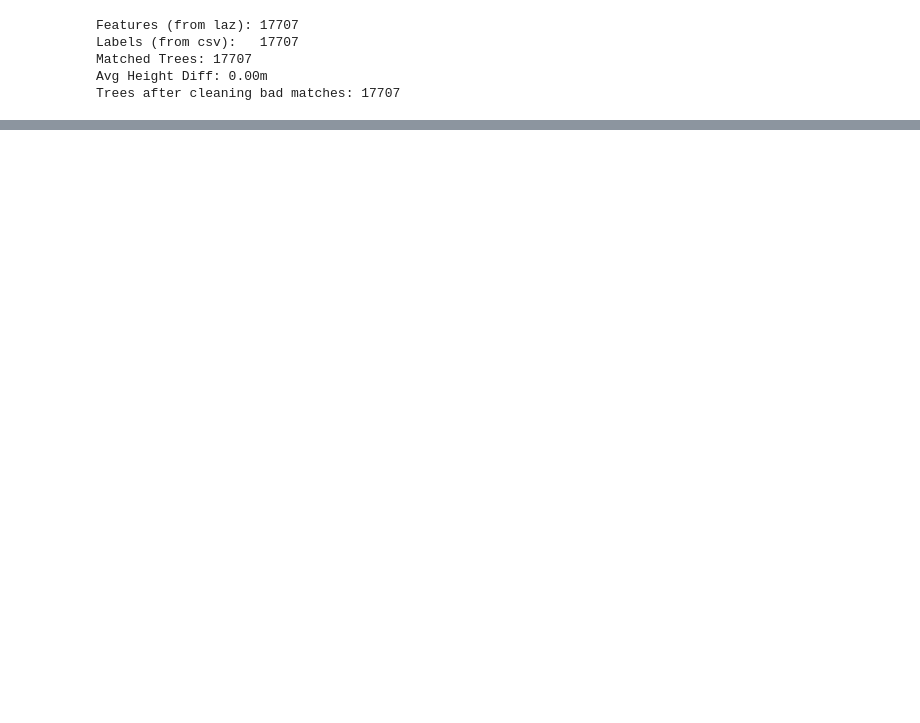
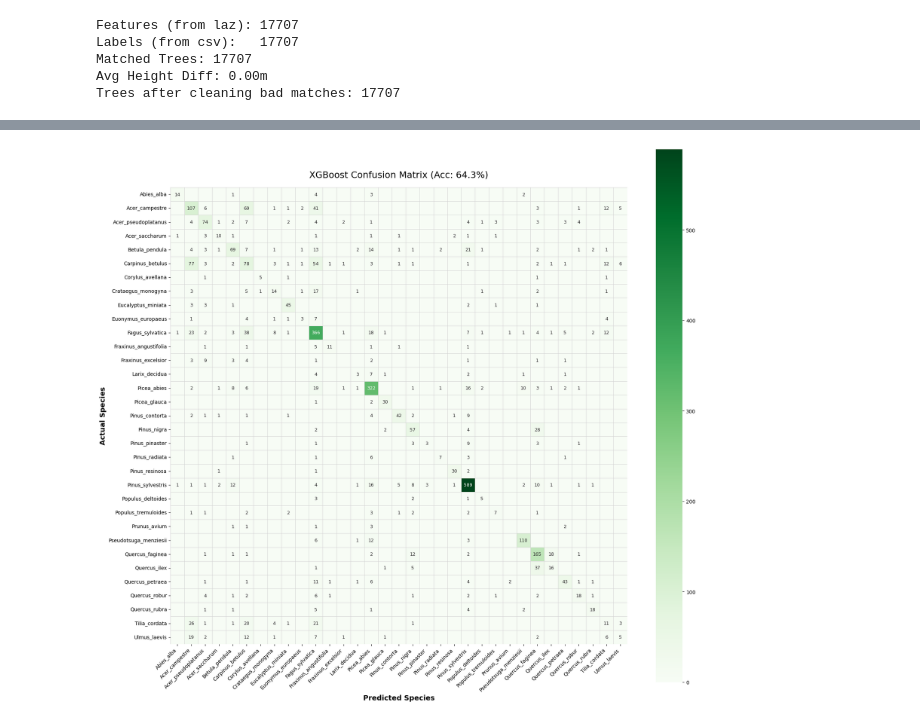
Before and after one commit to Mc-cloud/LiDAR-Classification-Project, a Jupyter notebook: experience/ml/randomforest.ipynb, the cells around one changed output, grey strips where cells are left out. Cells and saved outputs as stored; diff of their text form; code cells hidden in the pictures; blank space fills up the shorter version.

```diff
--- a/experience/ml/randomforest.ipynb
+++ b/experience/ml/randomforest.ipynb
@@ -165,0 +172,41 @@ Classification Report:
+# %%
+# 4. "Pretty" Confusion Matrix (Cleaned Up)
+cm = confusion_matrix(y_val_encoded, y_pred)
+
+# Create annotations: Only add text if the count is greater than 0
+# This removes the "0 (0.0%)" clutter from the empty cells
+annot_labels = []
+for count in cm.flatten():
+    if count == 0:
+        annot_labels.append("")  # Leave zero cells entirely blank
+    else:
+        annot_labels.append(f"{count}") # Only display the raw count
+
+annot_labels = np.asarray(annot_labels).reshape(cm.shape)
+
+# Increase the figure size to give the 30+ classes more breathing room
+plt.figure(figsize=(18, 16))
+
+sns.heatmap(
+    cm,
+    annot=annot_labels,
+    fmt='',
+    cmap='Greens',
+    xticklabels=le.classes_,
+    yticklabels=le.classes_,
+    linewidths=0.5,
+    linecolor='lightgray',
+    cbar=True,              # Turned the colorbar ON so readers can gauge density visually
+    square=True,
+    annot_kws={"size": 9}   # Shrunk the font size inside the boxes
+)
+
+plt.xlabel('Predicted Species', fontsize=14, fontweight='bold')
+plt.ylabel('Actual Species', fontsize=14, fontweight='bold')
+plt.title(f'XGBoost Confusion Matrix (Acc: {accuracy:.1%})', fontsize=18, pad=20)
+plt.xticks(rotation=45, ha='right', fontsize=10) # Angled ticks, slightly smaller font
+plt.yticks(rotation=0, fontsize=10)
+plt.tight_layout()
+plt.show()
+# %% [output]
+[figure, added]
```
Also changed, not shown: parts of 8 cells of this notebook, 26 other files.
